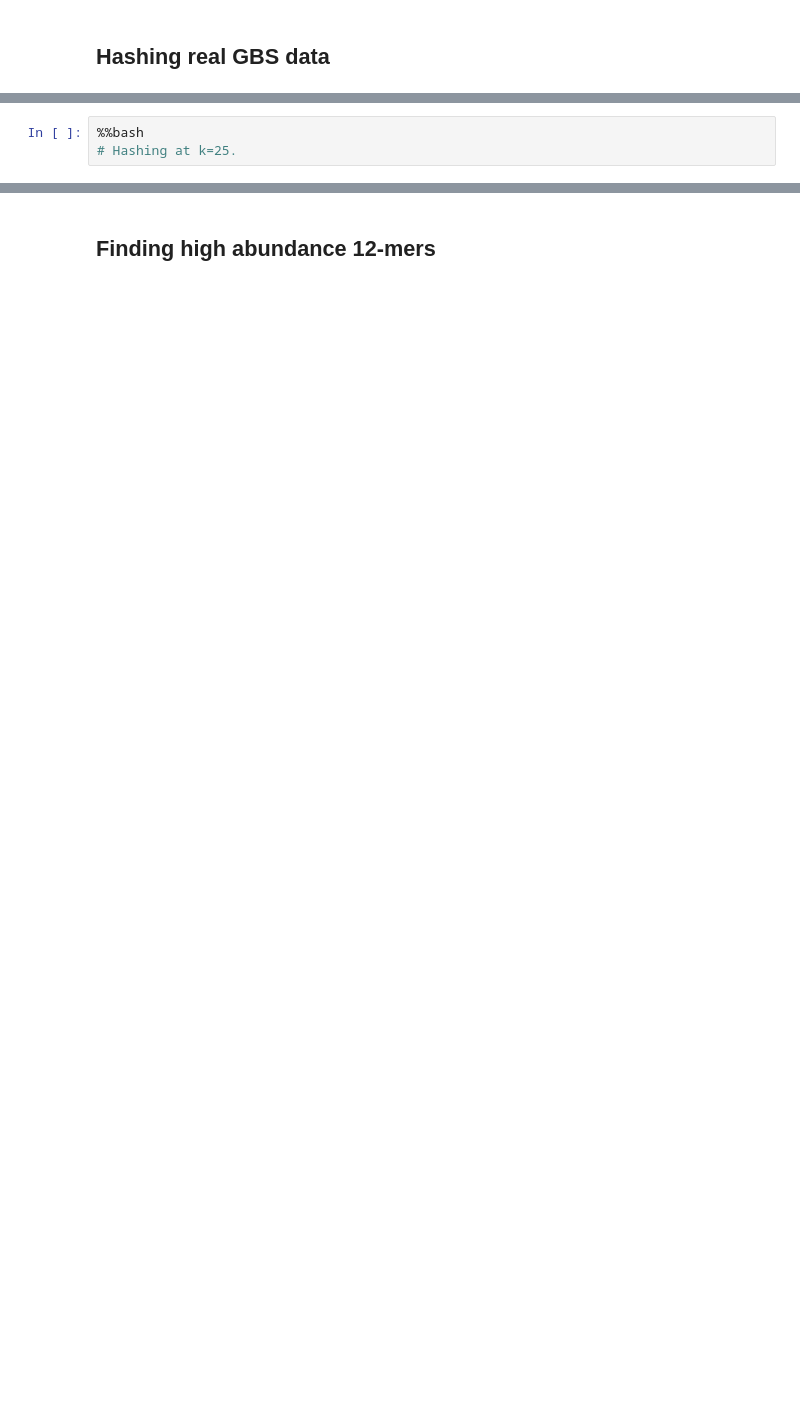
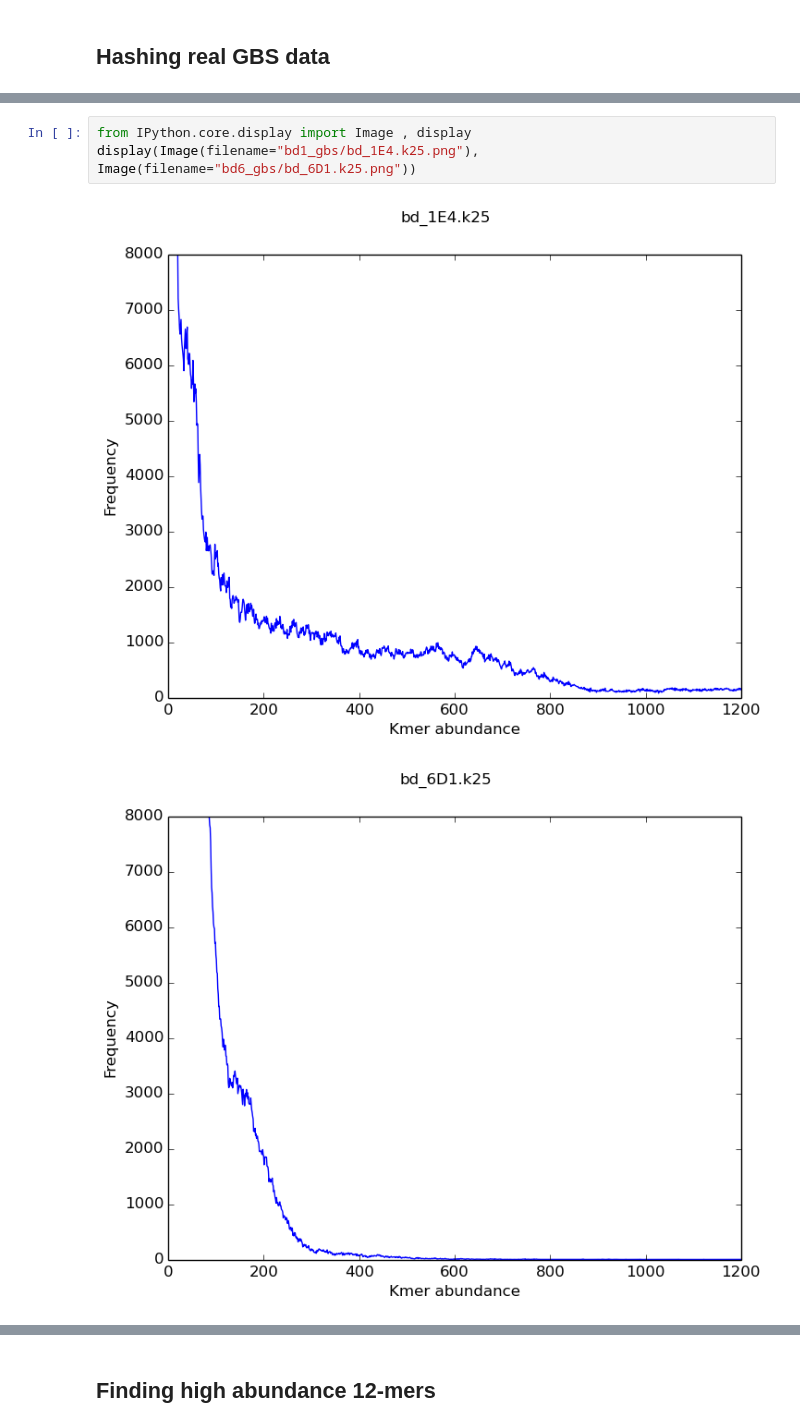
Before and after one commit to digitase/brachy_khmer, a Jupyter notebook: doc/brachy_khmer.ipynb, the cells around one changed output, grey strips where cells are left out. Saved outputs shown, nothing was run; the diff lists cells and outputs as text; blank space fills up the shorter version.

```diff
--- a/doc/brachy_khmer.ipynb
+++ b/doc/brachy_khmer.ipynb
@@ -342,3 +381,6 @@ We used two *Brachypodium* GBS datasets: bd1 (mostly diploid, according to Kevin
-# %%
-%%bash
-# Hashing at k=25.
+# %%
+from IPython.core.display import Image , display
+display(Image(filename="bd1_gbs/bd_1E4.k25.png"), Image(filename="bd6_gbs/bd_6D1.k25.png"))
+# %% [output]
+[figure, added]
+[figure, added]
```
Also changed, not shown: parts of 15 cells of this notebook.
